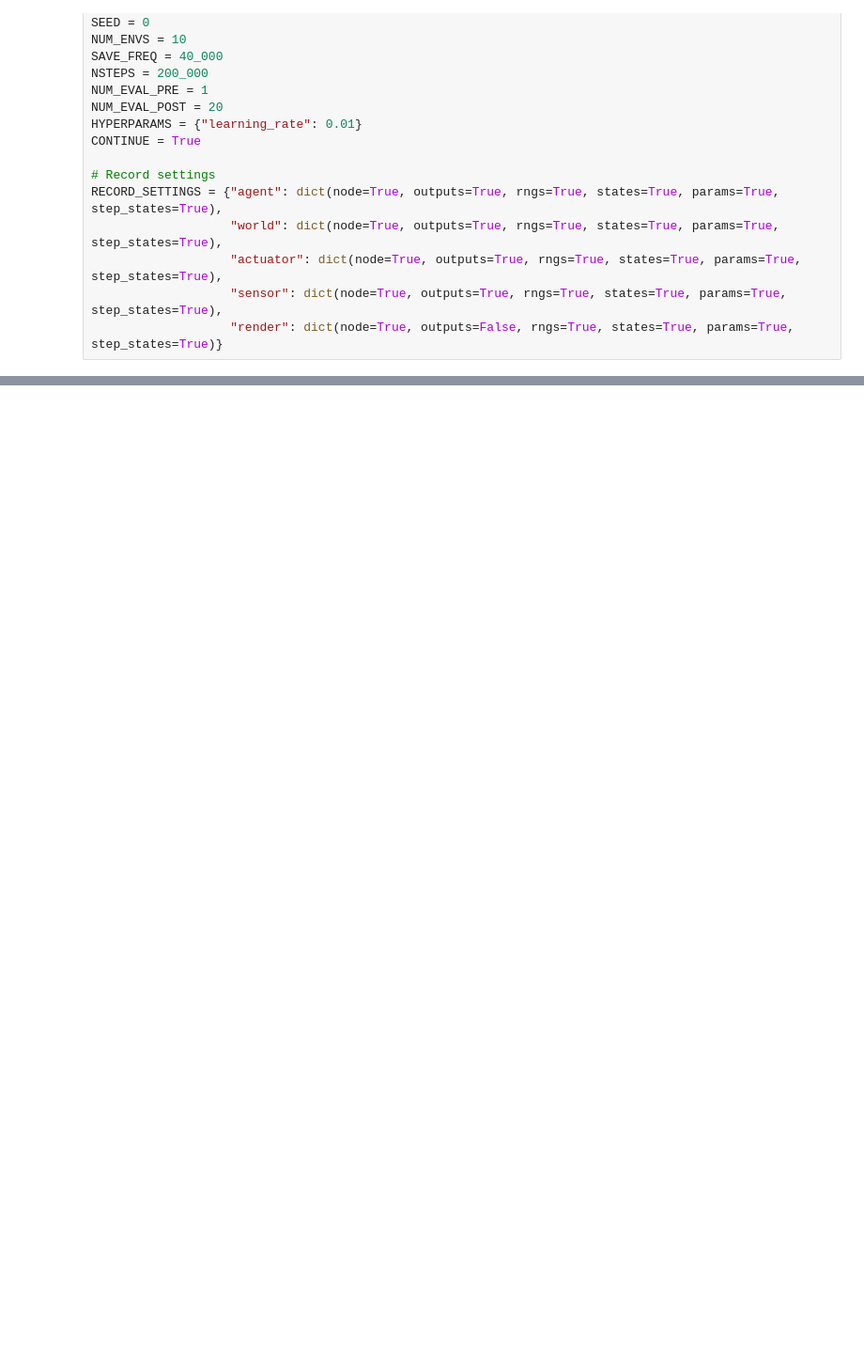
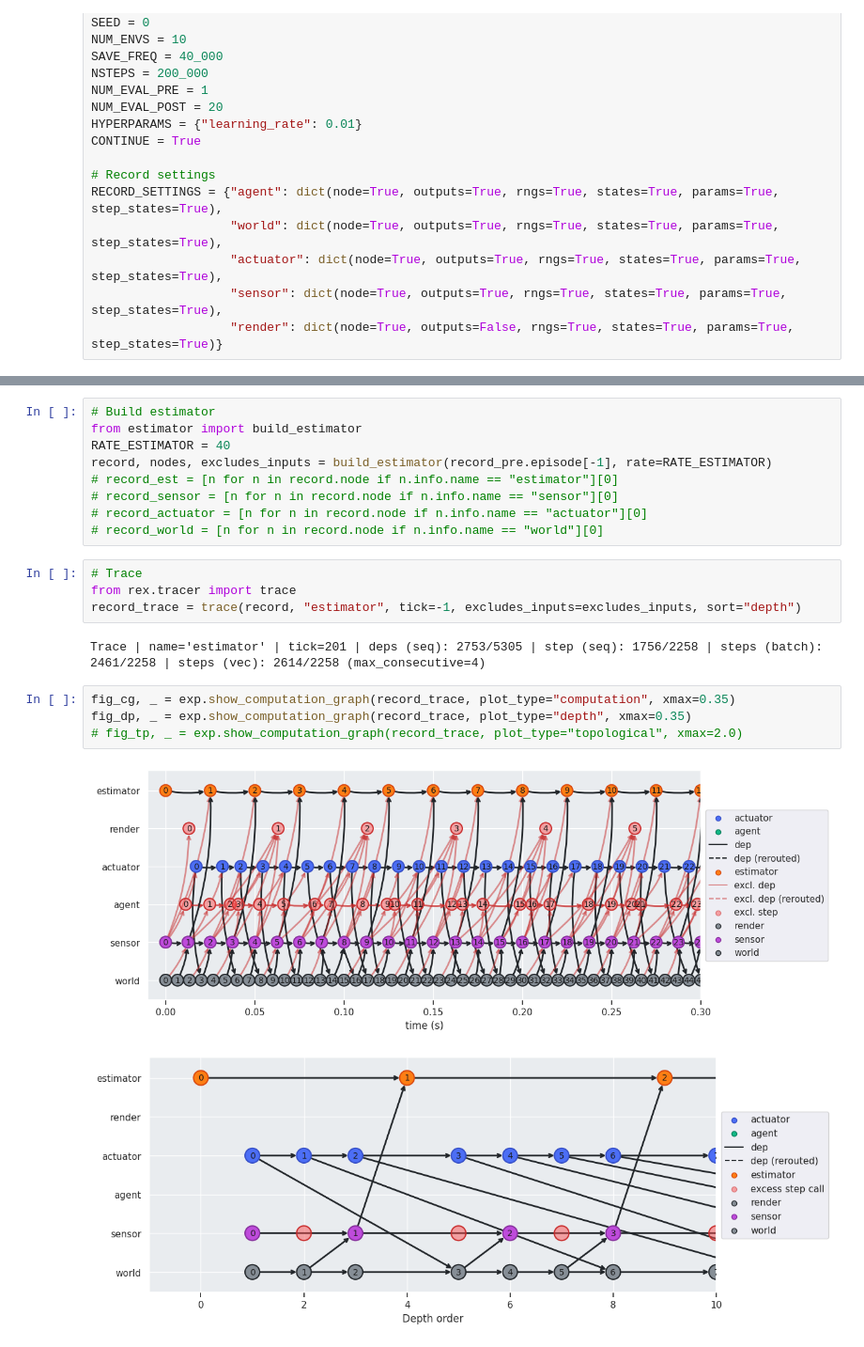
Before and after one commit to bheijden/rex, a Jupyter notebook: notebooks/double_pendulum.ipynb, the cells around one changed output, grey strips where cells are left out. Shown at 94% size. Cells and saved outputs as stored; diff of their text form; blank space fills up the shorter version.

Commit message:
add estimator, supergraph scratch

```diff
--- a/notebooks/double_pendulum.ipynb
+++ b/notebooks/double_pendulum.ipynb
@@ -135,0 +235,22 @@ for i in range(5):
+# %%
+# Build estimator
+from estimator import build_estimator
+RATE_ESTIMATOR = 40
+record, nodes, excludes_inputs = build_estimator(record_pre.episode[-1], rate=RATE_ESTIMATOR)
+# record_est = [n for n in record.node if n.info.name == "estimator"][0]
+# record_sensor = [n for n in record.node if n.info.name == "sensor"][0]
+# record_actuator = [n for n in record.node if n.info.name == "actuator"][0]
+# record_world = [n for n in record.node if n.info.name == "world"][0]
+# %%
+# Trace
+from rex.tracer import trace
+record_trace = trace(record, "estimator", tick=-1, excludes_inputs=excludes_inputs, sort="depth")
+# %% [output]
+Trace | name='estimator' | tick=201 | deps (seq): 2753/5305 | step (seq): 1756/2258 | steps (batch): 2461/2258 | steps (vec): 2614/2258 (max_consecutive=4)
+# %%
+fig_cg, _ = exp.show_computation_graph(record_trace, plot_type="computation", xmax=0.35)
+fig_dp, _ = exp.show_computation_graph(record_trace, plot_type="depth", xmax=0.35)
+# fig_tp, _ = exp.show_computation_graph(record_trace, plot_type="topological", xmax=2.0)
+# %% [output]
+[figure, added]
+[figure, added]
```
Also changed, not shown: parts of 13 cells of this notebook, 28 other files.
